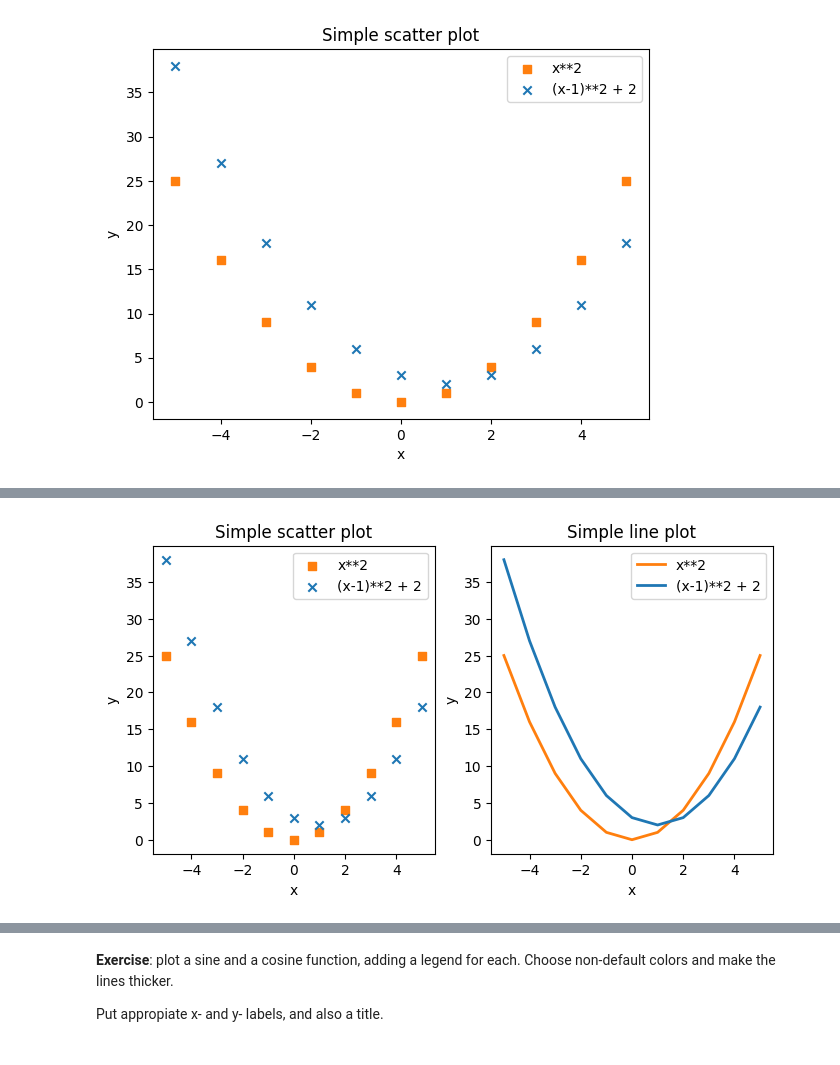
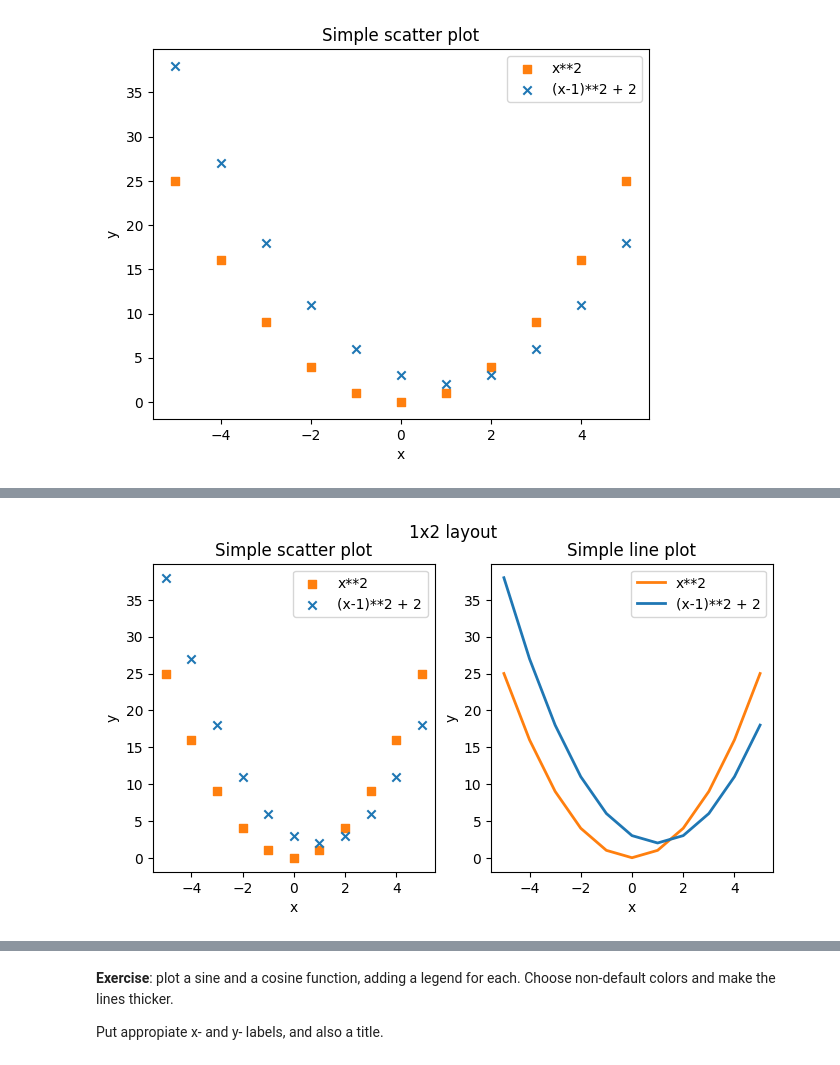
Before and after one commit to jherasdo/pythonic-chemistry, a Jupyter notebook: pythonic-chemistry/04-data-visualization/data-visualization.ipynb, the cells around one changed output, grey strips where cells are left out. Drawn from its saved outputs; the diff is of its cells as text; code cells hidden in the pictures.

```diff
--- a/pythonic-chemistry/04-data-visualization/data-visualization.ipynb
+++ b/pythonic-chemistry/04-data-visualization/data-visualization.ipynb
@@ -143,27 +146,29 @@ ax[1].legend()
 # %%
 # Figures can be saved in multiple formats, but recommendations would be PNG (good quality, compatible
 # with almost everything, not too large, preferred by many journals) and SVG (vectorial, unlimited
 # zooming and editing outside Python)
 fig,ax = plt.subplots(1,2,figsize=(8,4))
 
 ax[0].scatter(x,y1,color="tab:orange",label="x**2",marker="s")
 ax[0].scatter(x,y2,color="tab:blue",label="(x-1)**2 + 2",marker="x")
 
 ax[1].plot(x,y1,color="tab:orange",label="x**2",linewidth=2)
 ax[1].plot(x,y2,color="tab:blue",label="(x-1)**2 + 2",linewidth=2)
 
 ax[0].set_xlabel("x")
 ax[0].set_ylabel("y")
 ax[0].set_title("Simple scatter plot")
 
 ax[1].set_xlabel("x")
 ax[1].set_ylabel("y")
 ax[1].set_title("Simple line plot")
 
 ax[0].legend()
 ax[1].legend()
 
+fig.suptitle("1x2 layout")
+
 plt.savefig("TestScatterplot.png",dpi=300)
 plt.savefig("TestScatterplot.svg")
 # %% [output]
-[figure, old version]
+[figure, new version]
```
Also changed, not shown: parts of 10 cells of this notebook, 5 other files.
